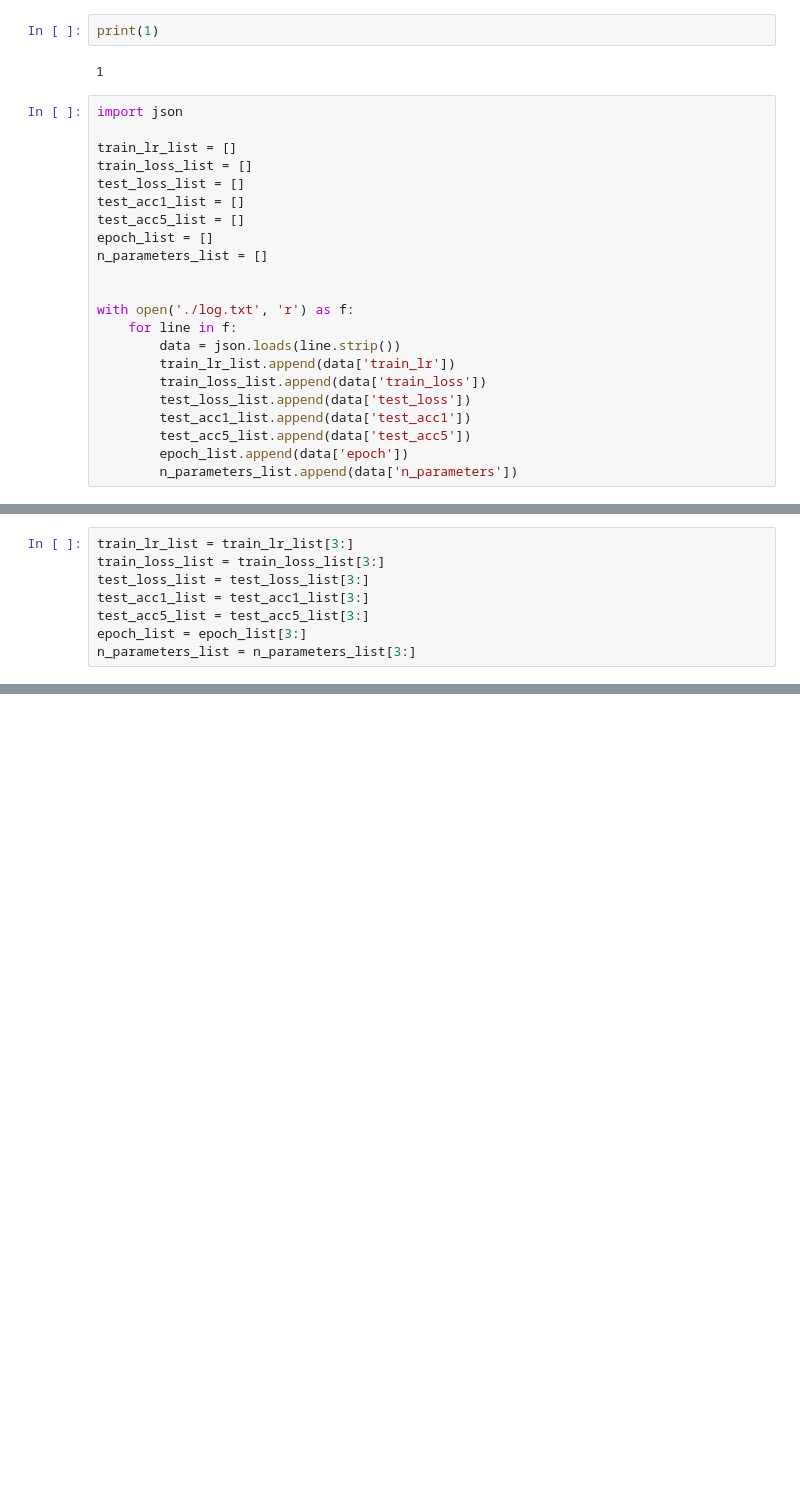
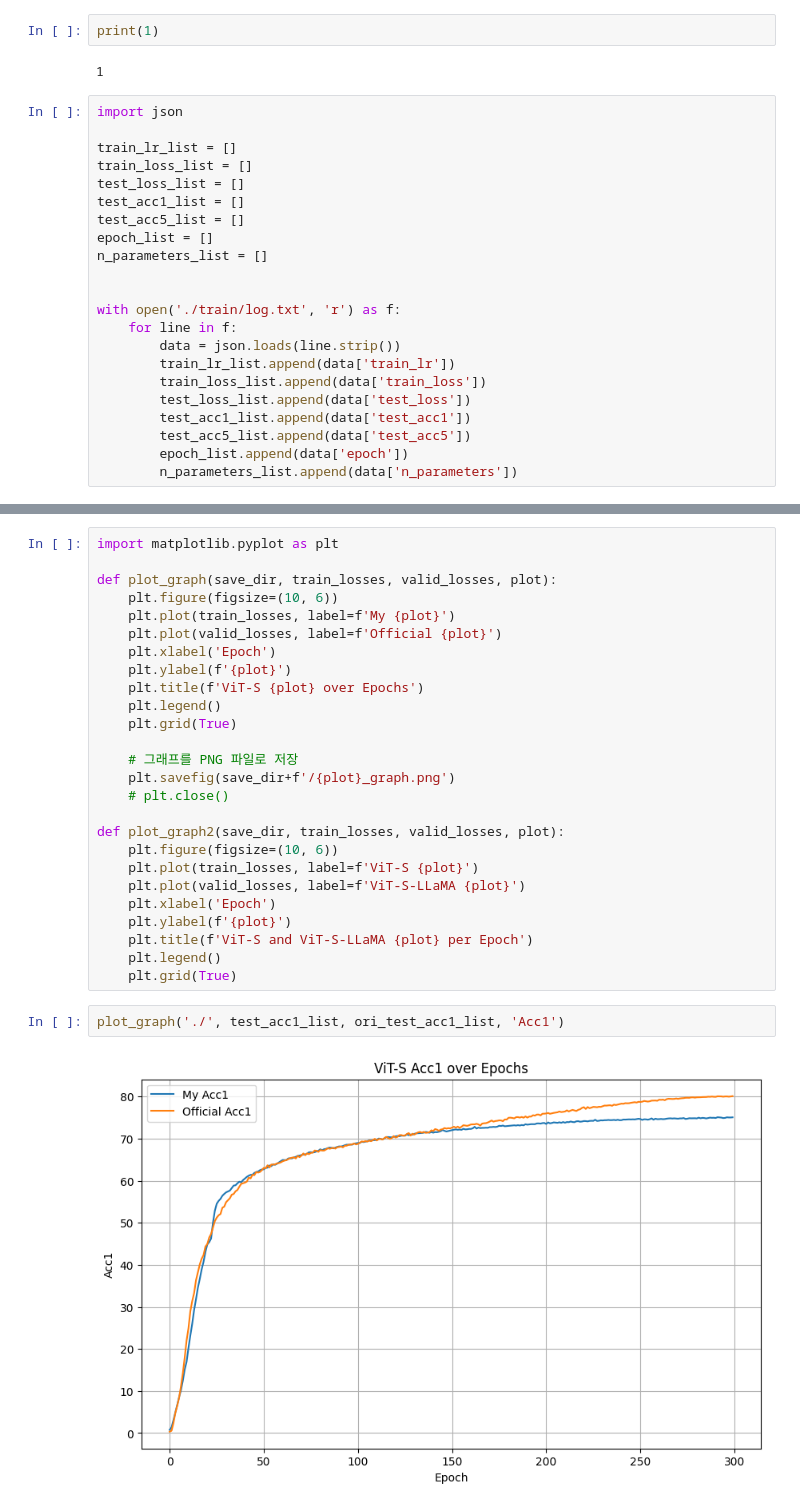
Before and after one commit to duddns2048/FLLM, a Jupyter notebook: image_classification/outputs/ViT-S-recon/tmp.ipynb, the cells around one changed output, grey strips where cells are left out. Cells and saved outputs as stored; diff of their text form; blank space fills up the shorter version.

```diff
--- a/image_classification/outputs/ViT-S-recon/tmp.ipynb
+++ b/image_classification/outputs/ViT-S-recon/tmp.ipynb
@@ -14,7 +14,7 @@ epoch_list = []
 n_parameters_list = []
 
 
-with open('./log.txt', 'r') as f:
+with open('./train/log.txt', 'r') as f:
     for line in f:
         data = json.loads(line.strip())
         train_lr_list.append(data['train_lr'])
@@ -42,8 +26,0 @@ df.to_csv(csv_dir, index=False)
-# %%
-train_lr_list = train_lr_list[3:]
-train_loss_list = train_loss_list[3:]
-test_loss_list = test_loss_list[3:]
-test_acc1_list = test_acc1_list[3:]
-test_acc5_list = test_acc5_list[3:]
-epoch_list = epoch_list[3:]
-n_parameters_list = n_parameters_list[3:]
@@ -55,0 +108,30 @@ epoch_list
+# %%
+import matplotlib.pyplot as plt
+
+def plot_graph(save_dir, train_losses, valid_losses, plot):
+    plt.figure(figsize=(10, 6))
+    plt.plot(train_losses, label=f'My {plot}')
+    plt.plot(valid_losses, label=f'Official {plot}')
+    plt.xlabel('Epoch')
+    plt.ylabel(f'{plot}')
+    plt.title(f'ViT-S {plot} over Epochs')
+    plt.legend()
+    plt.grid(True)
+
+    # 그래프를 PNG 파일로 저장
+    plt.savefig(save_dir+f'/{plot}_graph.png')
+    # plt.close()
+
+def plot_graph2(save_dir, train_losses, valid_losses, plot):
+    plt.figure(figsize=(10, 6))
+    plt.plot(train_losses, label=f'ViT-S {plot}')
+    plt.plot(valid_losses, label=f'ViT-S-LLaMA {plot}')
+    plt.xlabel('Epoch')
+    plt.ylabel(f'{plot}')
+    plt.title(f'ViT-S and ViT-S-LLaMA {plot} per Epoch')
+    plt.legend()
+    plt.grid(True)
+# %%
+plot_graph('./', test_acc1_list, ori_test_acc1_list, 'Acc1')
+# %% [output]
+[figure, added]
```
Also changed, not shown: parts of 14 cells of this notebook, 3 other files.
